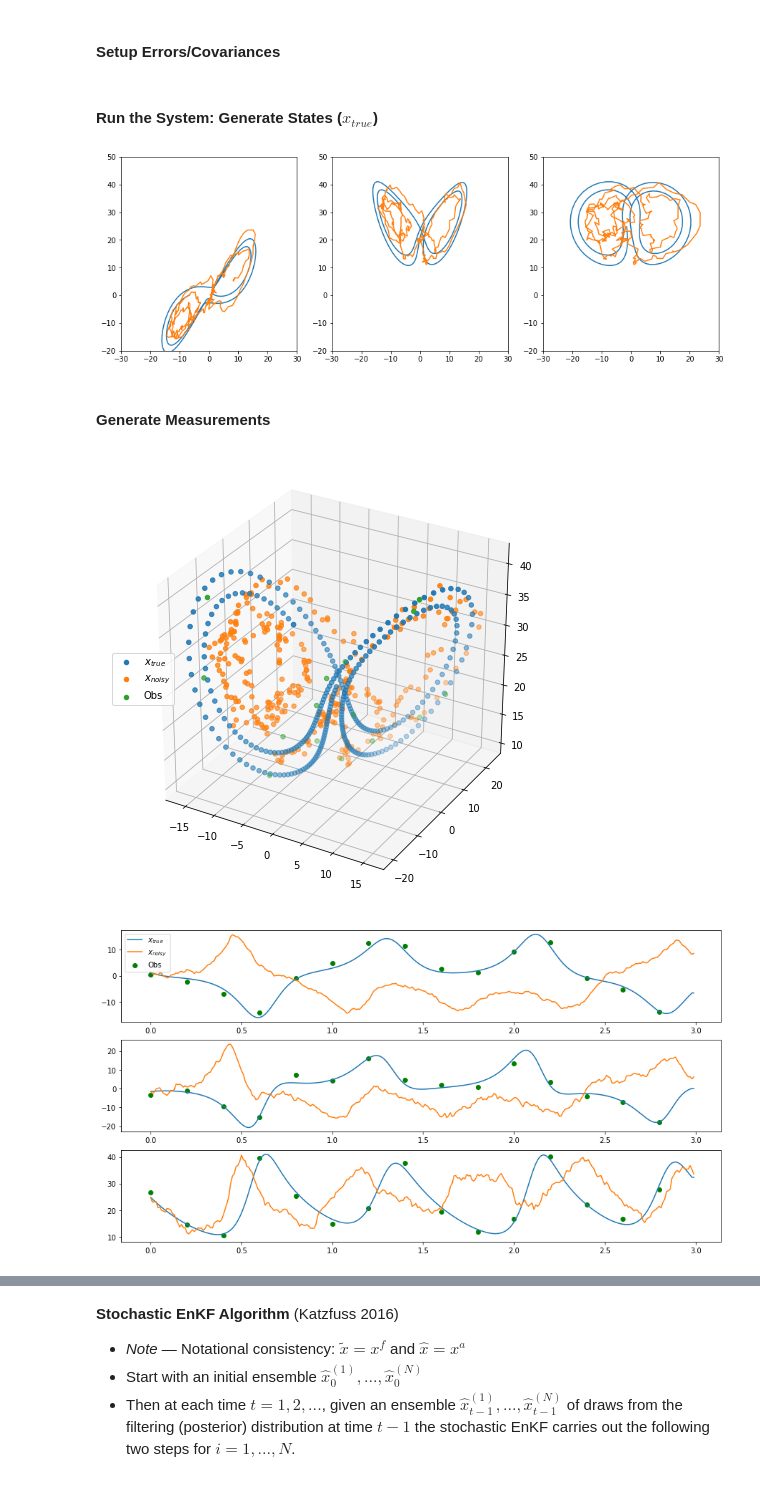
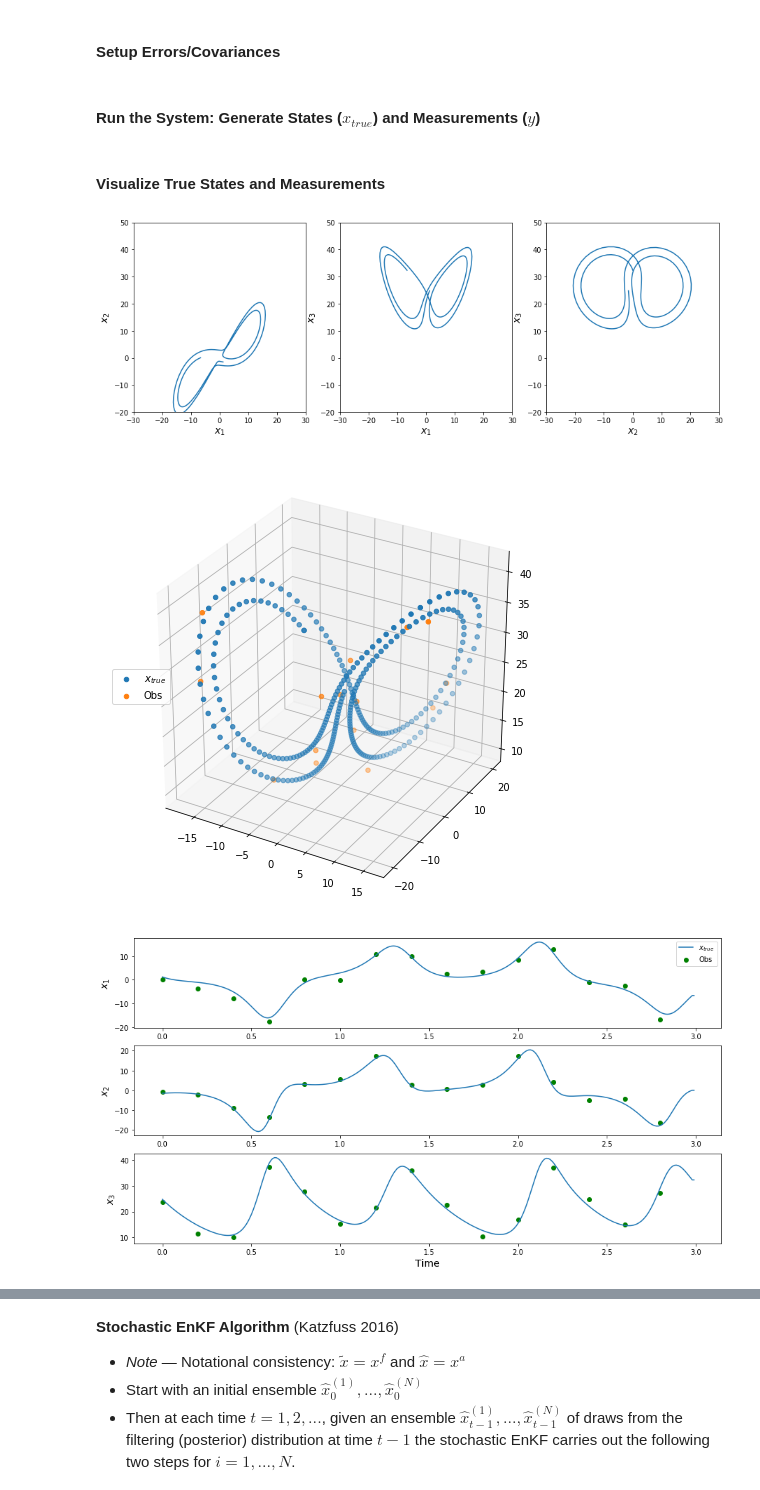
Before and after one commit to Markleonard1019/ASEN, a Jupyter notebook: midterm_Q2_alex.ipynb, the cells around one changed output, grey strips where cells are left out. Cells and saved outputs as stored; diff of their text form; code cells hidden in the pictures.

```diff
--- a/midterm_Q2_alex.ipynb
+++ b/midterm_Q2_alex.ipynb
@@ -51,5 +53,5 @@ def dPdt(P, A, Q):
 # %%
-def advance_time(r, coeffs, h):
+def advance_state(r, coeffs, h):
     '''
     Calculate the state of the system at time t+1 using RK2
 
@@ -157,7 +171,7 @@ Msqrt_cov = V*np.sqrt(L)
 # pnoise_seed = np.random.randn(MO, N_sys)
 # pnoise = Qsqrt_cov @ pnoise_seed
 # %% [markdown]
-#### Run the System: Generate States ($x_{true}$)
+#### Run the System: Generate States ($x_{true}$) and Measurements ($y$)
 # %%
 ## Iterate through time and simulate dynamics
 r = np.array([[x1_0, x2_0, x3_0]], float).T   # "Current" position
@@ -166,27 +180,32 @@ r = np.array([[x1_0, x2_0, x3_0]], float).T   # "Current" position
 x_true[:,0] = np.squeeze(r)
 x_s[:,0] = np.squeeze(r + svar * np.random.randn(3,1))
 
+## Generate true states
 for i in range(1,N_sys):
-#     # Current time step (i)
-#     x_true[:,i] = np.squeeze(r)
+    # Advance time step (i+1)
+    x_true[:,i] = advance_state(x_true[:,i-1], coeffs, h_sys)
 
-    # Advance time step (i+1)
-    x_true[:,i] = advance_time(x_true[:,i-1], coeffs, h_sys)
-    x_s[:,i] = advance_time(x_s[:,i-1], coeffs, h_sys) + \
-                np.squeeze(Qsqrt_cov @ np.random.randn(3,1))
+## Generate measurements
+for i in range(N_obs):
+    # this reads in states from 0 to 300 in increments of 20 to get even spread of obseravations
+    curr_state = x_true[:,i*dyn2meas][:,np.newaxis]
+    y[:,i] = np.squeeze(curr_state + Msqrt_cov @ np.random.randn(3,1))  # Add Gaussian measurement to the true state
+# %% [markdown]
+#### Visualize True States and Measurements
 # %%
 plt.figure(figsize=[15,5])
 plt.subplot(1,3,1) ; plt.plot(x_true[0,:],x_true[1,:]);plt.ylim(-20,50);plt.xlim(-30,30)
-plt.plot(x_s[0,:],x_s[1,:])
+plt.xlabel('$x_1$', fontsize=14)
+plt.ylabel('$x_2$', fontsize=14)
 
 plt.subplot(1,3,2)
 plt.plot(x_true[0,:],x_true[2,:]); plt.ylim(-20,50);plt.xlim(-30,30)
-plt.plot(x_s[0,:],x_s[2,:])
+plt.xlabel('$x_1$', fontsize=14)
+plt.ylabel('$x_3$', fontsize=14)
 
 plt.subplot(1,3,3) ; plt.plot(x_true[1,:],x_true[2,:]);plt.ylim(-20,50);plt.xlim(-30,30)
-plt.plot(x_s[1,:],x_s[2,:])
+plt.xlabel('$x_2$', fontsize=14)
+plt.ylabel('$x_3$', fontsize=14)
 plt.show()
 # %% [output]
-[figure, old version]
+[figure, new version]
-# %% [markdown]
-#### Generate Measurements
@@ -202,20 +214,24 @@ from mpl_toolkits.mplot3d import Axes3D
 fig = plt.figure(figsize=[8,8])
 ax = fig.add_subplot(111, projection='3d')
 ax.scatter(x_true[0,:],x_true[1,:],x_true[2,:],label='$x_{true}$')
-ax.scatter(x_s[0,:],x_s[1,:],x_s[2,:],label='$x_{noisy}$')#,s=100,marker='x')
-ax.scatter(y[0,:],y[1,:],y[2,:],label='Obs')#,s=100,marker='x')
+ax.scatter(y[0,:],y[1,:],y[2,:],label='Obs')
 ax.legend(loc=6)
 plt.show()
 # %% [output]
-[figure, old version]
+[figure, new version]
 # %%
 ## Plot true state; state evolved with process noise; true state + measurement noise
 plt.figure(figsize=[15,8])
-plt.subplot(3,1,1) ; plt.plot(t_sys, x_true[0,:],label='$x_{true}$') ; plt.plot(t_sys, x_s[0,:],label='$x_{noisy}$') ; plt.scatter(t_obs, y[0,:],color='green',label='Obs')
+plt.subplot(3,1,1) ; plt.plot(t_sys, x_true[0,:],label='$x_{true}$')
+plt.scatter(t_obs, y[0,:],color='green',label='Obs')
+plt.ylabel('$x_1$', fontsize=14)
 plt.legend()
-plt.subplot(3,1,2) ; plt.plot(t_sys, x_true[1,:]) ; plt.plot(t_sys, x_s[1,:]) ; plt.scatter(t_obs, y[1,:],color='green')
-plt.subplot(3,1,3) ; plt.plot(t_sys, x_true[2,:]) ; plt.plot(t_sys, x_s[2,:]) ; plt.scatter(t_obs, y[2,:],color='green')
+plt.subplot(3,1,2) ; plt.plot(t_sys, x_true[1,:]) ; plt.scatter(t_obs, y[1,:],color='green')
+plt.ylabel('$x_2$', fontsize=14)
+plt.subplot(3,1,3) ; plt.plot(t_sys, x_true[2,:]) ; plt.scatter(t_obs, y[2,:],color='green')
+plt.ylabel('$x_3$', fontsize=14)
+plt.xlabel('Time', fontsize=14)
 plt.show()
 # %% [output]
-[figure, old version]
+[figure, new version]
 # %% [markdown]
```
Also changed, not shown: parts of 17 cells of this notebook.
